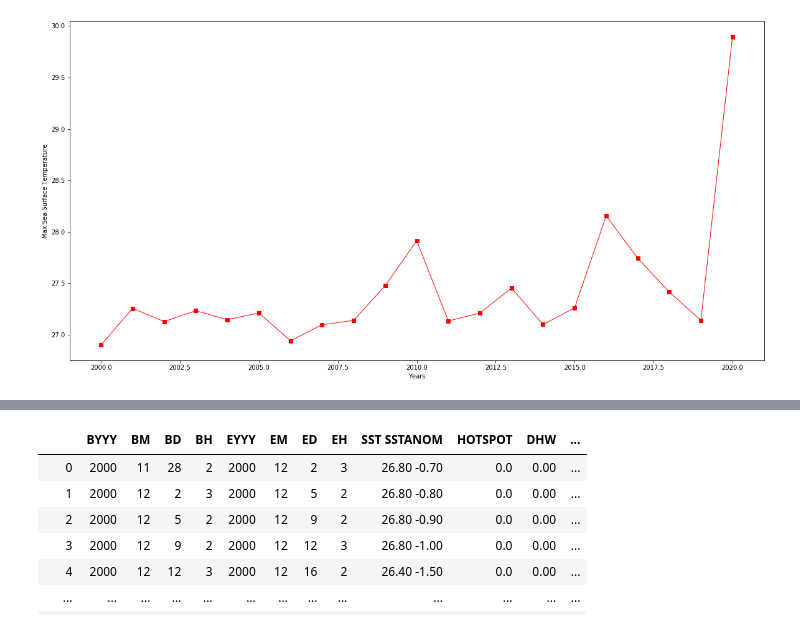
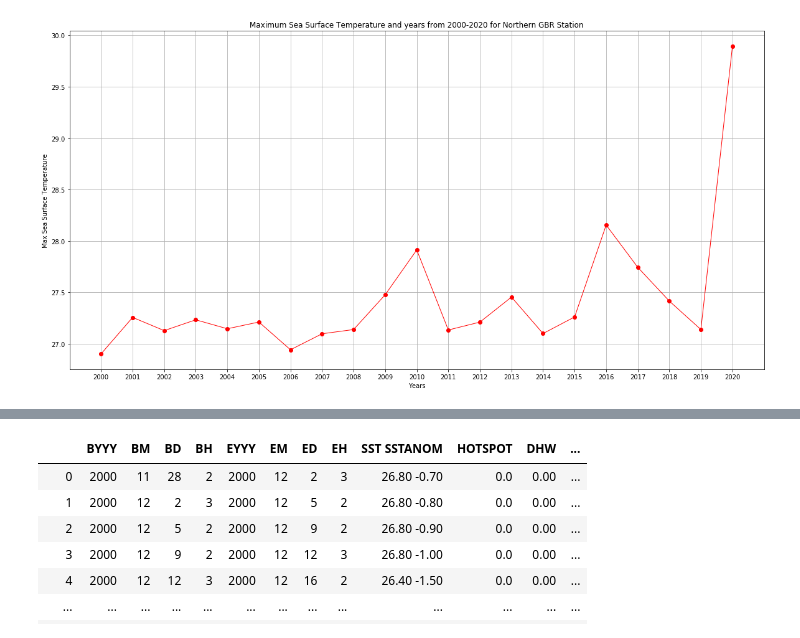
Before and after one commit to Aastha-Arora/Great-Barrier-Reef, a Jupyter notebook: Data Exploration/Agincourt_Northern.ipynb, the cells around one changed output, grey strips where cells are left out. Drawn from its saved outputs; the diff is of its cells as text; code cells hidden in the pictures.

```diff
--- a/Data Exploration/Agincourt_Northern.ipynb
+++ b/Data Exploration/Agincourt_Northern.ipynb
@@ -57,20 +44,23 @@ mean_temp_grouped_year_df
 # %%
-#Chart a scatterplot with Dataframe above
+#Chart a line plot for Average SST
 # x_axis: Year
 # y_axis: Max SS temperature
 
 #setting x-axis and y-axis
-x_axis = mean_temp_grouped_year_df['Years']
-y_axis = mean_temp_grouped_year_df['Max SST']
+x_axis_ave = mean_temp_grouped_year_df['Years']
+y_axis_ave = mean_temp_grouped_year_df['Max SST']
 
 #create plot
 plt.figure(figsize=(20,10))
-plt.plot(x_axis, y_axis, marker="s", color="Red", linewidth=1, label="Temperature")
+plt.xticks(x_axis_ave)
+plt.plot(x_axis_ave, y_axis_ave, marker="o", color="Red", linewidth=1, label="Max SS Temperature")
 
 # Create labels for the x-axis and y-axis
 plt.xlabel("Years")
 plt.ylabel("Max Sea Surface Temperature")
+plt.title("Maximum Sea Surface Temperature and years from 2000-2020 for Northern GBR Station")
+plt.grid(True)
 
 plt.show()
 # %% [output]
-[figure, old version]
+[figure, new version]
```
Also changed, not shown: parts of 34 cells of this notebook, 1 other file.
